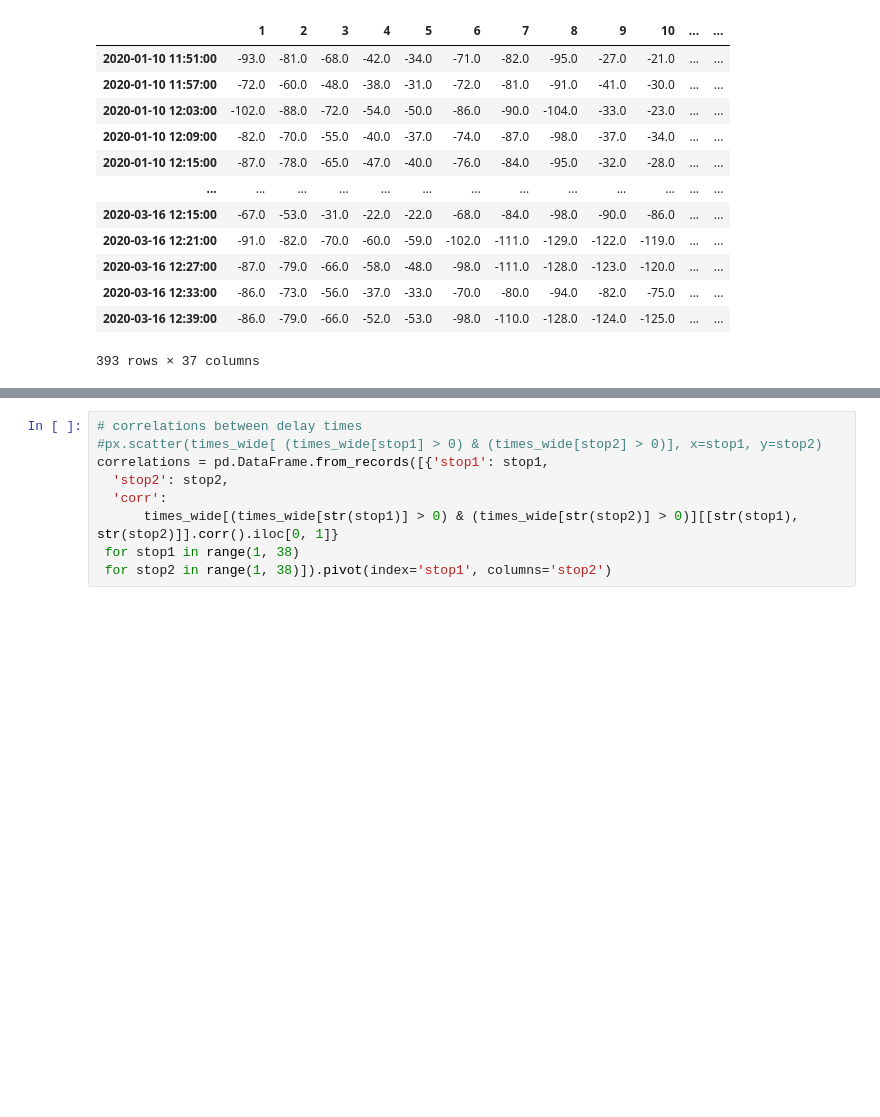
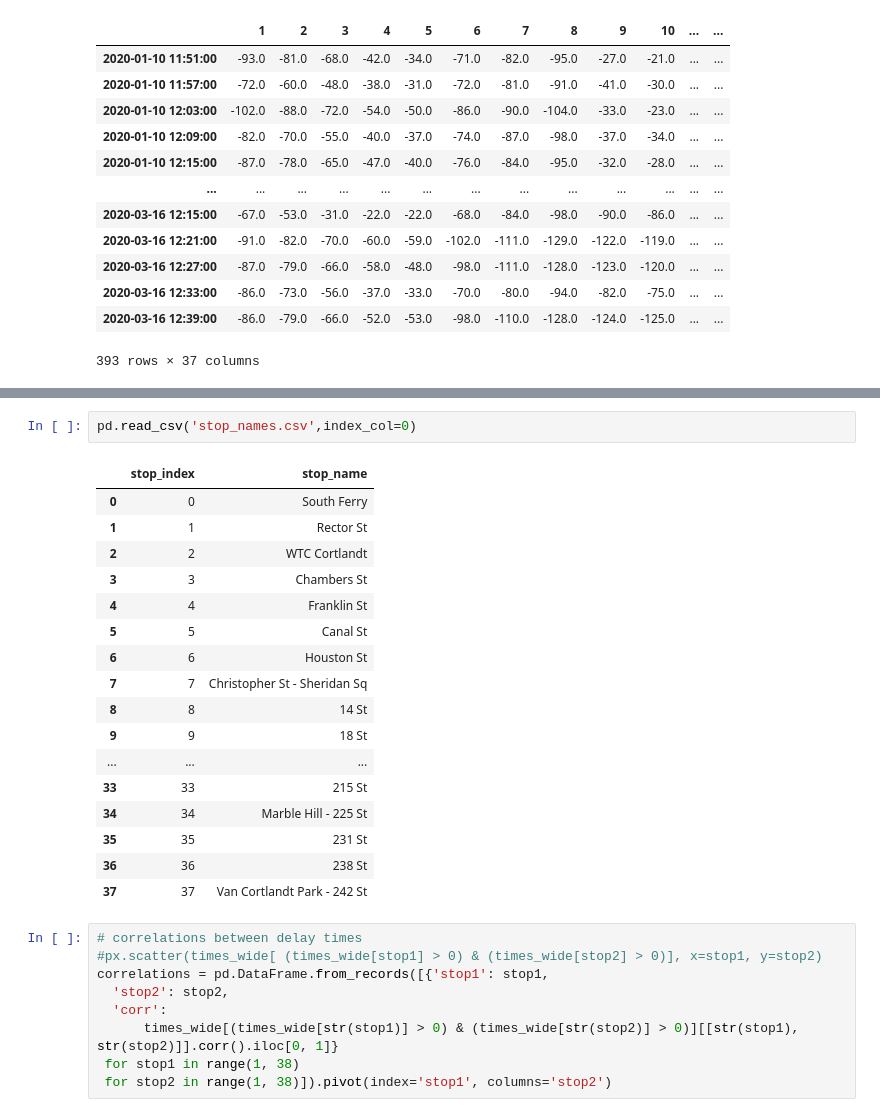
Before and after one commit to samstewart/subway-delay, a Jupyter notebook: src/notebooks/study_delays.ipynb, the cells around one changed output, grey strips where cells are left out. Drawn from its saved outputs; the diff is of its cells as text; blank space fills up the shorter version.

```diff
--- a/src/notebooks/study_delays.ipynb
+++ b/src/notebooks/study_delays.ipynb
@@ -74,3 +82,23 @@ times_wide
+# %%
+pd.read_csv('stop_names.csv',index_col=0)
+# %% [output]
+|  | stop_index | stop_name |
+| 0 | 0 | South Ferry |
+| 1 | 1 | Rector St |
+| 2 | 2 | WTC Cortlandt |
+| 3 | 3 | Chambers St |
+| 4 | 4 | Franklin St |
+| 5 | 5 | Canal St |
+| 6 | 6 | Houston St |
+| 7 | 7 | Christopher St - Sheridan Sq |
+| 8 | 8 | 14 St |
+| 9 | 9 | 18 St |
+| ... | ... | ... |
+| 33 | 33 | 215 St |
+| 34 | 34 | Marble Hill - 225 St |
+| 35 | 35 | 231 St |
+| 36 | 36 | 238 St |
+| 37 | 37 | Van Cortlandt Park - 242 St |
 # %%
 # correlations between delay times
 #px.scatter(times_wide[ (times_wide[stop1] > 0) & (times_wide[stop2] > 0)], x=stop1, y=stop2)
```
Also changed, not shown: parts of 2 cells of this notebook, 11 other files.
